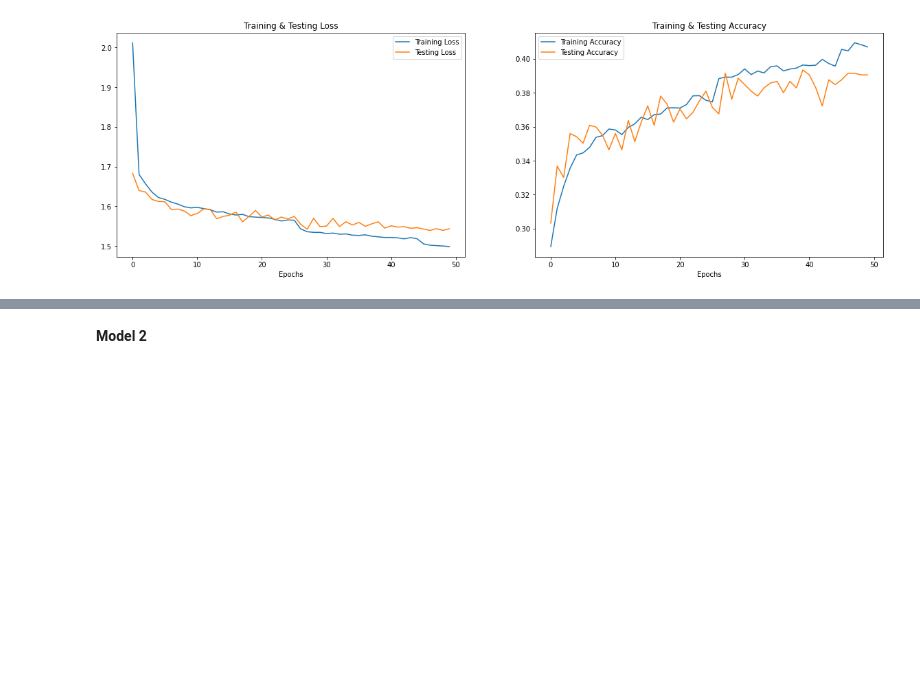
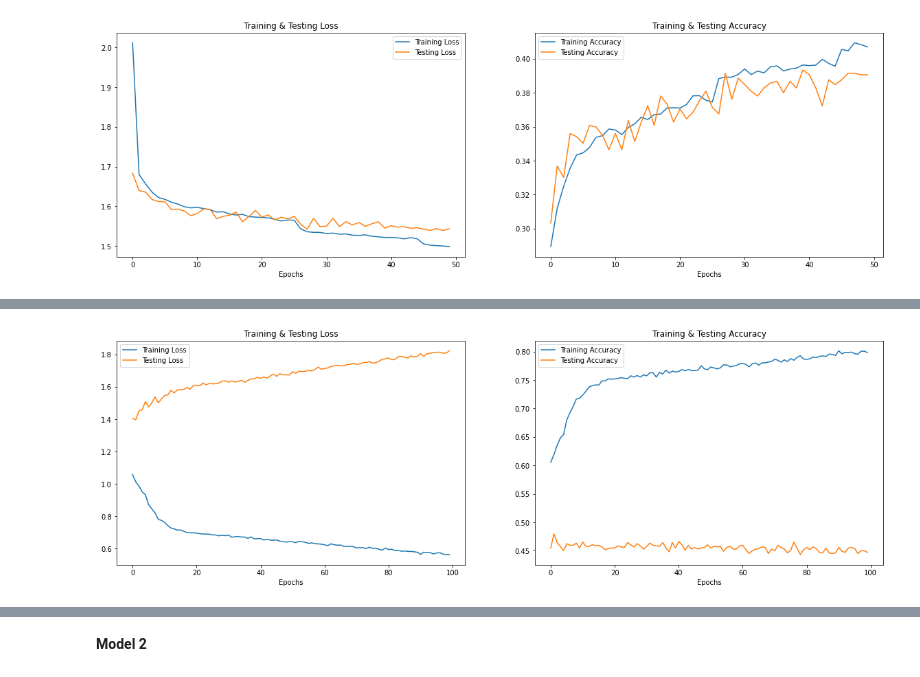
Before and after one commit to mustafadeif/SpeechEmotionRecognition, a Jupyter notebook: SpeechRecognition.ipynb, the cells around one changed output, grey strips where cells are left out. Cells and saved outputs as stored; diff of their text form; code cells hidden in the pictures; blank space fills up the shorter version.

```diff
--- a/SpeechRecognition.ipynb
+++ b/SpeechRecognition.ipynb
@@ -589,0 +598,19 @@ y_test11 = encoder.inverse_transform(y_test1)
+# %%
+from keras import backend as K
+
+def recall_m(y_true, y_pred):
+    true_positives = K.sum(K.round(K.clip(y_true * y_pred, 0, 1)))
+    possible_positives = K.sum(K.round(K.clip(y_true, 0, 1)))
+    recall = true_positives / (possible_positives + K.epsilon())
+    return recall
+
+def precision_m(y_true, y_pred):
+    true_positives = K.sum(K.round(K.clip(y_true * y_pred, 0, 1)))
+    predicted_positives = K.sum(K.round(K.clip(y_pred, 0, 1)))
+    precision = true_positives / (predicted_positives + K.epsilon())
+    return precision
+
+def f1_m(y_true, y_pred):
+    precision = precision_m(y_true, y_pred)
+    recall = recall_m(y_true, y_pred)
+    return 2*((precision*recall)/(precision+recall+K.epsilon()))
@@ -589,0 +684,23 @@ y_test11 = encoder.inverse_transform(y_test1)
+# %%
+print("Accuracy of model 1 on test data : " , model.evaluate(x_valid1,y_valid1)[1]*100 , "%")
+
+fig , ax = plt.subplots(1,2)
+train_acc = history.history['acc']
+train_loss = history.history['loss']
+test_acc = history.history['val_acc']
+test_loss = history.history['val_loss']
+
+fig.set_size_inches(20,6)
+ax[0].plot(train_loss, label = 'Training Loss')
+ax[0].plot(test_loss , label = 'Testing Loss')
+ax[0].set_title('Training & Testing Loss')
+ax[0].legend()
+ax[0].set_xlabel("Epochs")
+
+ax[1].plot(train_acc, label = 'Training Accuracy')
+ax[1].plot(test_acc , label = 'Testing Accuracy')
+ax[1].set_title('Training & Testing Accuracy')
+ax[1].legend()
+ax[1].set_xlabel("Epochs")
+plt.show()
+# %% [output]
@@ -589,0 +709 @@ y_test11 = encoder.inverse_transform(y_test1)
+[figure, added]
```
Also changed, not shown: parts of 20 cells of this notebook.
